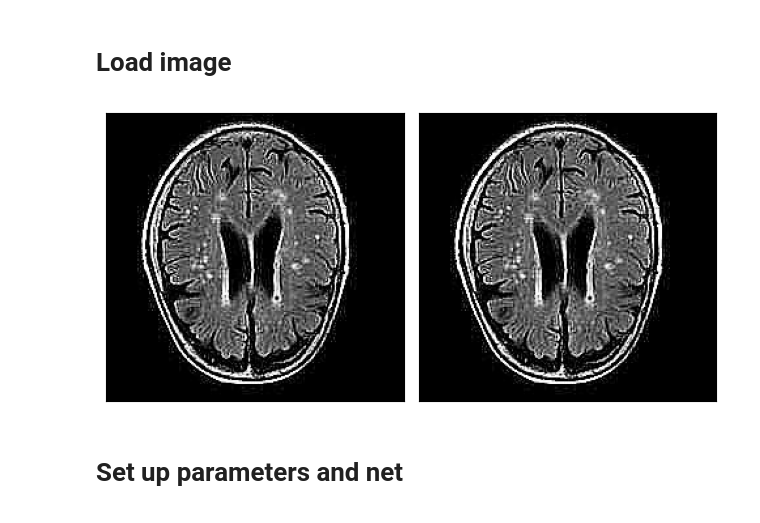
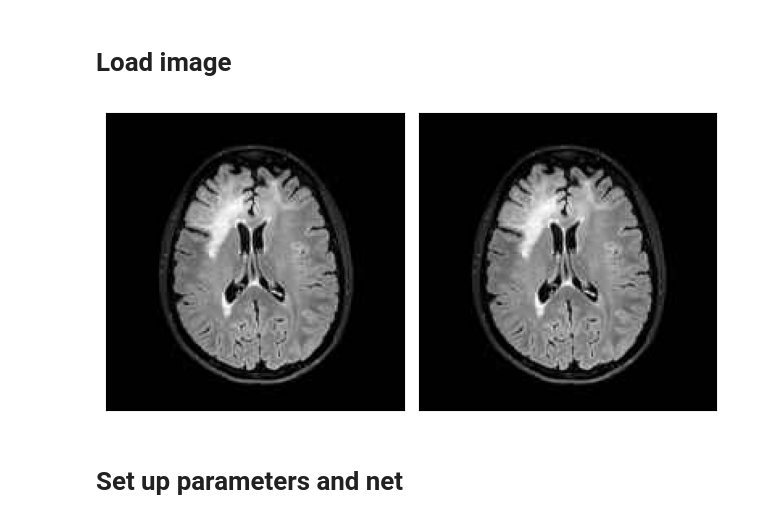
Before and after one commit to Ignas12345/Project-in-Computational-Biology, a Jupyter notebook: Part1_with_comparison.ipynb, the cells around one changed output. Cells and saved outputs as stored; diff of their text form; code cells hidden in the pictures.

```diff
--- a/Part1_with_comparison.ipynb
+++ b/Part1_with_comparison.ipynb
@@ -46,11 +56,11 @@ upscaling_factor = 8
 # %% [markdown]
 # Load image
 # %%
-orig_img = Image.open('Project_in_Computational_Biology/pictures/Low_resolution_MRI.jpg')
+orig_img = Image.open('Project_in_Computational_Biology/pictures/images_with_ground_truth_1/Corrupted_4x.jpg')
 gray_img = turn_to_grayscale(orig_img)
 plot([orig_img, gray_img], cmap='gray') #Since both are exactly the same, we will use the grayscale version for speed and less complexity
 # %% [output]
-[figure, old version]
+[figure, new version]
 # %% [markdown]
 # Set up parameters and net
 # %%
```
Also changed, not shown: parts of 11 cells of this notebook.
